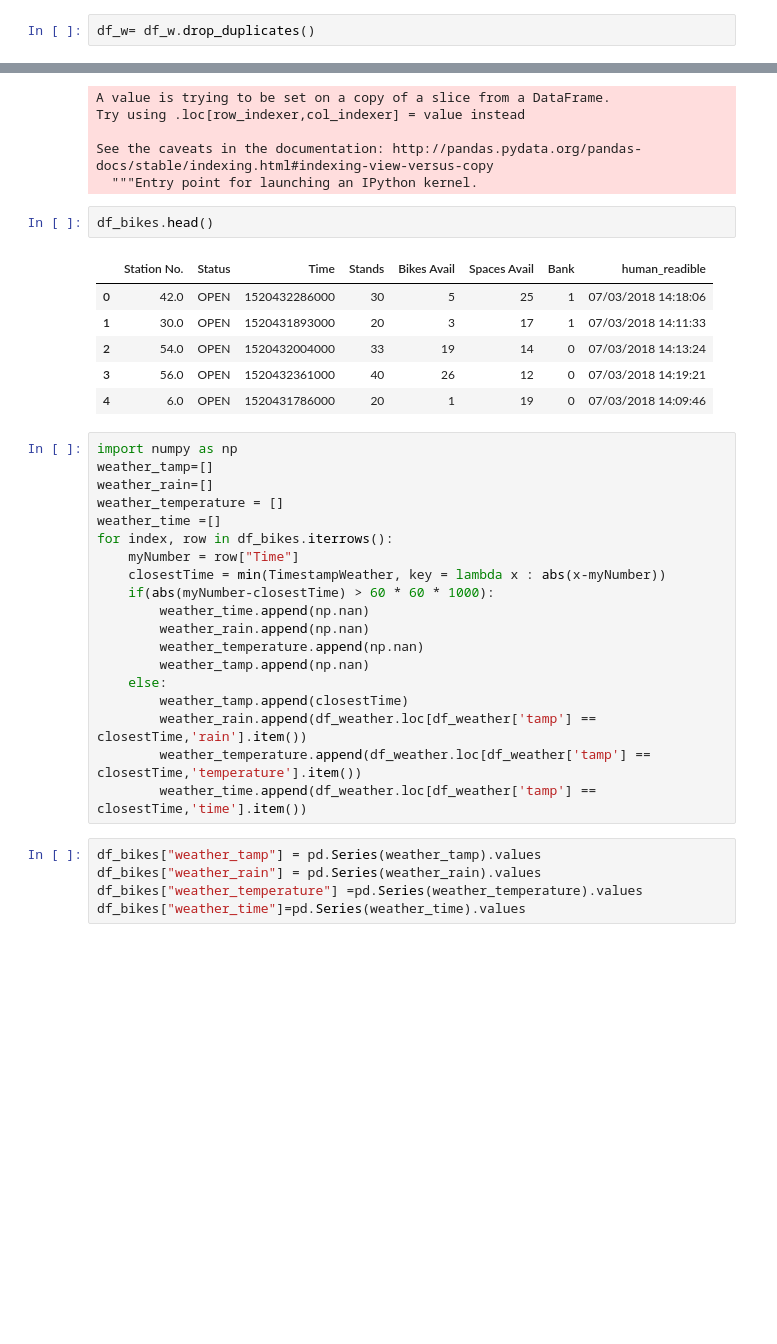
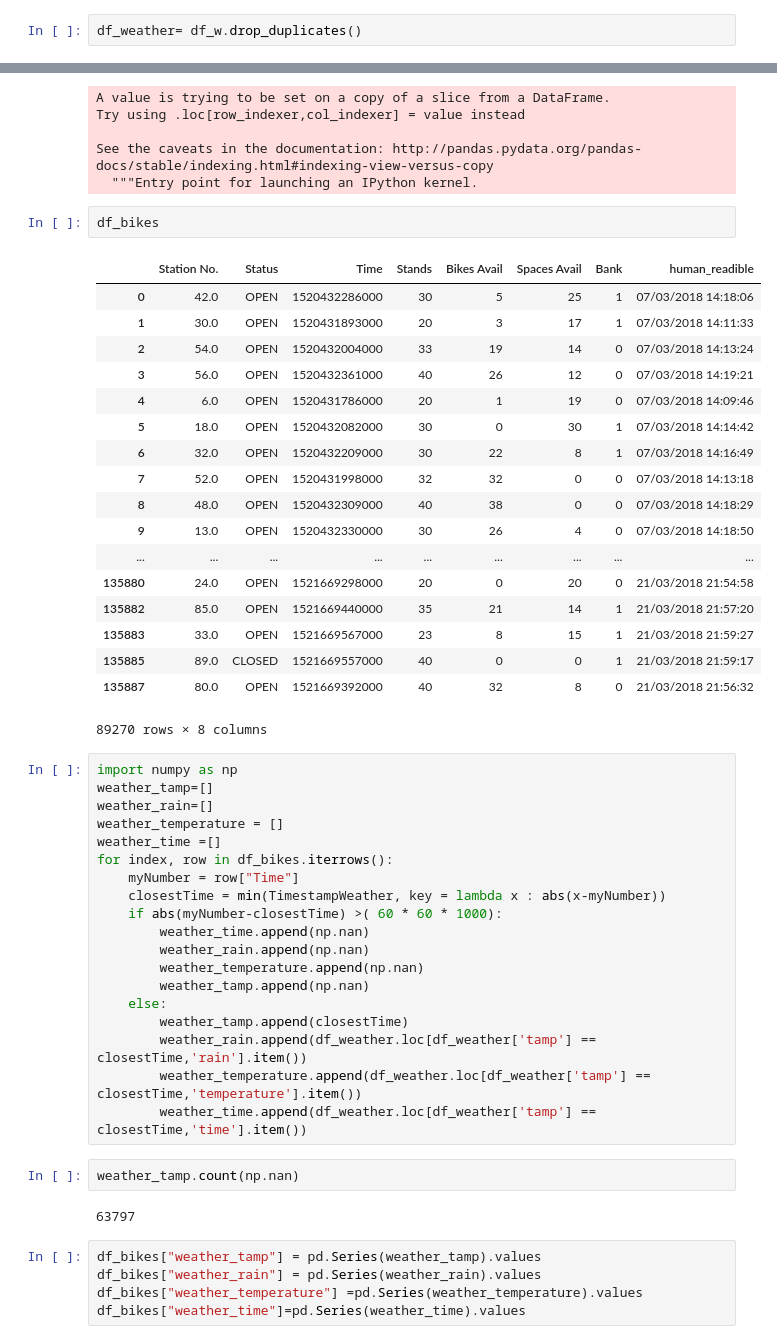
Before and after one commit to FrauBoes/UCD-Bikers, a Jupyter notebook: assets/DataAnalysis/Convert_historical_data.ipynb, the cells around one changed output, grey strips where cells are left out. Saved outputs shown, nothing was run; the diff lists cells and outputs as text; blank space fills up the shorter version.

```diff
--- a/assets/DataAnalysis/Convert_historical_data.ipynb
+++ b/assets/DataAnalysis/Convert_historical_data.ipynb
@@ -42,5 +42,5 @@ df_b=df_b.drop(['Station','Station Address'],axis =1)
 # %%
 df_bikes= df_b.drop_duplicates()
 # %%
-df_w= df_w.drop_duplicates()
+df_weather= df_w.drop_duplicates()
 # %%
@@ -95,14 +140,26 @@ Try using .loc[row_indexer,col_indexer] = value instead
 See the caveats in the documentation: http://pandas.pydata.org/pandas-docs/stable/indexing.html#indexing-view-versus-copy
   """Entry point for launching an IPython kernel.
 # %%
-df_bikes.head()
+df_bikes
 # %% [output]
 |  | Station No. | Status | Time | Stands | Bikes Avail | Spaces Avail | Bank | human_readible |
 | 0 | 42.0 | OPEN | 1520432286000 | 30 | 5 | 25 | 1 | 07/03/2018 14:18:06 |
 | 1 | 30.0 | OPEN | 1520431893000 | 20 | 3 | 17 | 1 | 07/03/2018 14:11:33 |
 | 2 | 54.0 | OPEN | 1520432004000 | 33 | 19 | 14 | 0 | 07/03/2018 14:13:24 |
 | 3 | 56.0 | OPEN | 1520432361000 | 40 | 26 | 12 | 0 | 07/03/2018 14:19:21 |
 | 4 | 6.0 | OPEN | 1520431786000 | 20 | 1 | 19 | 0 | 07/03/2018 14:09:46 |
+| 5 | 18.0 | OPEN | 1520432082000 | 30 | 0 | 30 | 1 | 07/03/2018 14:14:42 |
+| 6 | 32.0 | OPEN | 1520432209000 | 30 | 22 | 8 | 1 | 07/03/2018 14:16:49 |
+| 7 | 52.0 | OPEN | 1520431998000 | 32 | 32 | 0 | 0 | 07/03/2018 14:13:18 |
+| 8 | 48.0 | OPEN | 1520432309000 | 40 | 38 | 0 | 0 | 07/03/2018 14:18:29 |
+| 9 | 13.0 | OPEN | 1520432330000 | 30 | 26 | 4 | 0 | 07/03/2018 14:18:50 |
+| ... | ... | ... | ... | ... | ... | ... | ... | ... |
+| 135880 | 24.0 | OPEN | 1521669298000 | 20 | 0 | 20 | 0 | 21/03/2018 21:54:58 |
+| 135882 | 85.0 | OPEN | 1521669440000 | 35 | 21 | 14 | 1 | 21/03/2018 21:57:20 |
+| 135883 | 33.0 | OPEN | 1521669567000 | 23 | 8 | 15 | 1 | 21/03/2018 21:59:27 |
+| 135885 | 89.0 | CLOSED | 1521669557000 | 40 | 0 | 0 | 1 | 21/03/2018 21:59:17 |
+| 135887 | 80.0 | OPEN | 1521669392000 | 40 | 32 | 8 | 0 | 21/03/2018 21:56:32 |
+89270 rows × 8 columns
 # %%
 import numpy as np
 weather_tamp=[]
@@ -112,7 +169,7 @@ weather_time =[]
 for index, row in df_bikes.iterrows():
     myNumber = row["Time"]
     closestTime = min(TimestampWeather, key = lambda x : abs(x-myNumber))
-    if(abs(myNumber-closestTime) > 60 * 60 * 1000):
+    if abs(myNumber-closestTime) >( 60 * 60 * 1000):
         weather_time.append(np.nan)
         weather_rain.append(np.nan)
         weather_temperature.append(np.nan)
@@ -122,6 +179,10 @@ for index, row in df_bikes.iterrows():
         weather_rain.append(df_weather.loc[df_weather['tamp'] == closestTime,'rain'].item())
         weather_temperature.append(df_weather.loc[df_weather['tamp'] == closestTime,'temperature'].item())
         weather_time.append(df_weather.loc[df_weather['tamp'] == closestTime,'time'].item())
+# %%
+weather_tamp.count(np.nan)
+# %% [output]
+63797
 # %%
 df_bikes["weather_tamp"] = pd.Series(weather_tamp).values
 df_bikes["weather_rain"] = pd.Series(weather_rain).values
```
Also changed, not shown: parts of 7 cells of this notebook, 8 other files.
